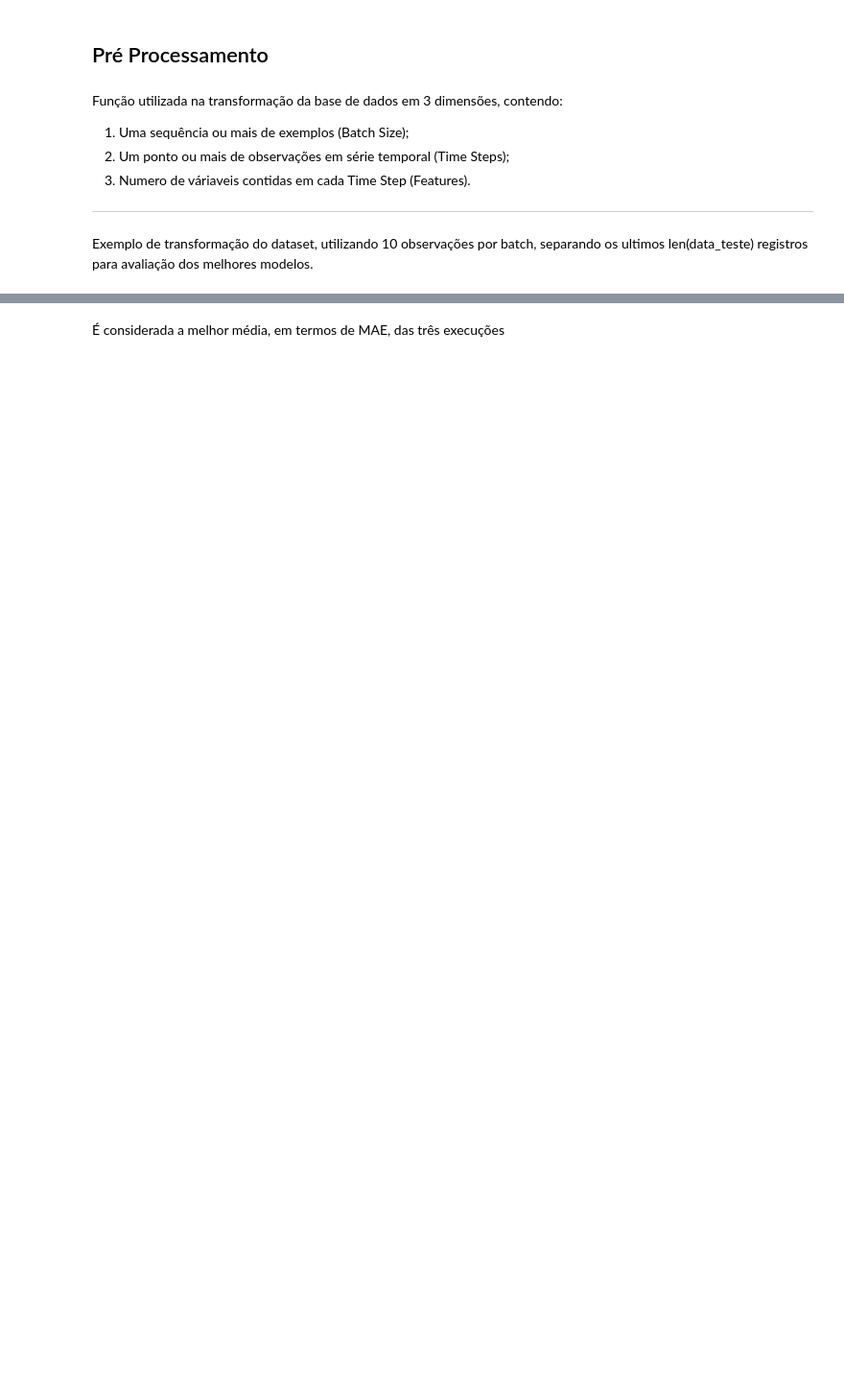
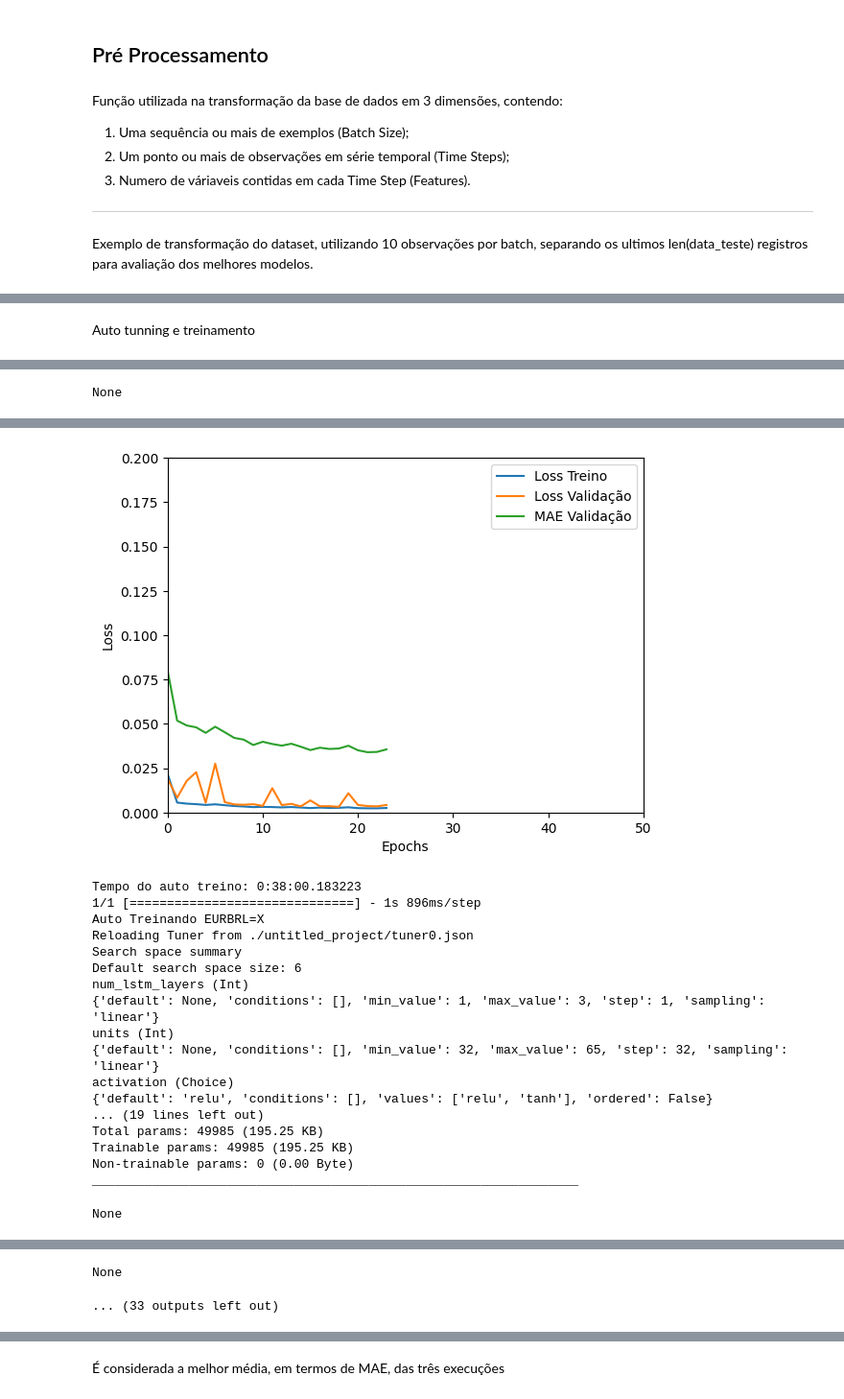
Before and after one commit to deniseiras/Forex_RNN, a Jupyter notebook: Forex_RNN.ipynb, the cells around one changed output, grey strips where cells are left out. Shown at 96% size. Drawn from its saved outputs; the diff is of its cells as text; code cells hidden in the pictures; blank space fills up the shorter version.

Commit message:
predicting AUTO and Manual hyperparams; reuse of best model hyperparams

```diff
--- a/Forex_RNN.ipynb
+++ b/Forex_RNN.ipynb
@@ -268,0 +409,18 @@ Modelo v2:
+# %%
+def get_model_info(model):
+    optimizer = model.optimizer.__class__.__name__.lower()
+    num_layers = int(len(model.layers))
+    units = None
+    activation = None
+    dropout_rate = 0.0
+    for layer in model.layers:
+        if isinstance(layer, LSTM):
+          units = layer.units
+          activation = layer.get_config()['activation']
+        if isinstance(layer, Dropout):
+          dropout_rate = layer.get_config().get('rate')
+
+    return optimizer, num_layers, units, activation, dropout_rate
+# %%
+def get_early_stopping(patience):
+  return tf.keras.callbacks.EarlyStopping(monitor='val_mae', patience=patience, mode='min', restore_best_weights=True)
@@ -268,0 +519,39 @@ Modelo v2:
+# %% [markdown]
+Auto tunning e treinamento
+# %%
+model_type_str = 'AUTO'
+
+inittime_auto = datetime.now()
+for stock in arr_acoes_hyperparams:
+  for timesteps in timesteps_hyper:
+    scaler, X_train, X_test, y_train, y_test = preprocess(df, stock, timesteps, len(data_teste))
+    for batch_size in batch_hyper:
+      inittime = datetime.now()
+      print(f"Auto Treinando {stock}")
+      m, h = auto_model_type(X_train, y_train, batch_size, epochs)
+      endtime = datetime.now()
+      print(f'Tempo do auto treino: {endtime-inittime}' )
+      y_pred = m.predict(X_test)
+      score = m.evaluate(X_test, y_test, verbose=0)
+
+      optimizer, num_layers, unit, activation, dropout_rate = get_model_info(m)
+      mod_cfg_res = {'model_type': model_type_str, 'stock':stock, 'num_layers':num_layers ,'unit':unit,
+                     'optimizer':optimizer, 'activation':activation,
+                     'dropout_rate':dropout_rate, "mae":score[1], "mse":score[2],
+                     "batch_size":batch_size, "timesteps":timesteps}
+
+      all_results = all_results.append(mod_cfg_res, ignore_index=True)
+
+      # save the model architecture to a JSON string
+      fprefix = f"{stock}_{model_type_str}_{num_layers}_{unit}_{activation}_{optimizer}_{dropout_rate}_{batch_size}_{timesteps}"
+      with open(f"{fprefix}.json", "w") as json_file:
+        model_json = m.to_json()
+        json_file.write(model_json)
+        # serialize weights to HDF5
+        m.save_weights(f"{fprefix}.h5")
+
+      del m, h
+
+endtime_auto = datetime.now()
+print(f'\nTempo TOTAL do auto treino: {endtime_auto-inittime_auto}' )
+# %% [output]
@@ -268,0 +575 @@ Modelo v2:
+None
@@ -268,0 +594,19 @@ Modelo v2:
+[figure, added]
+Tempo do auto treino: 0:38:00.183223
+1/1 [==============================] - 1s 896ms/step
+Auto Treinando EURBRL=X
+Reloading Tuner from ./untitled_project/tuner0.json
+Search space summary
+Default search space size: 6
+num_lstm_layers (Int)
+{'default': None, 'conditions': [], 'min_value': 1, 'max_value': 3, 'step': 1, 'sampling': 'linear'}
+units (Int)
+{'default': None, 'conditions': [], 'min_value': 32, 'max_value': 65, 'step': 32, 'sampling': 'linear'}
+activation (Choice)
+{'default': 'relu', 'conditions': [], 'values': ['relu', 'tanh'], 'ordered': False}
+... (19 lines left out)
+Total params: 49985 (195.25 KB)
+Trainable params: 49985 (195.25 KB)
+Non-trainable params: 0 (0.00 Byte)
+_________________________________________________________________
+None
@@ -268,0 +649,2 @@ Modelo v2:
+None
+... (33 outputs left out)
```
Also changed, not shown: parts of 62 cells of this notebook.
